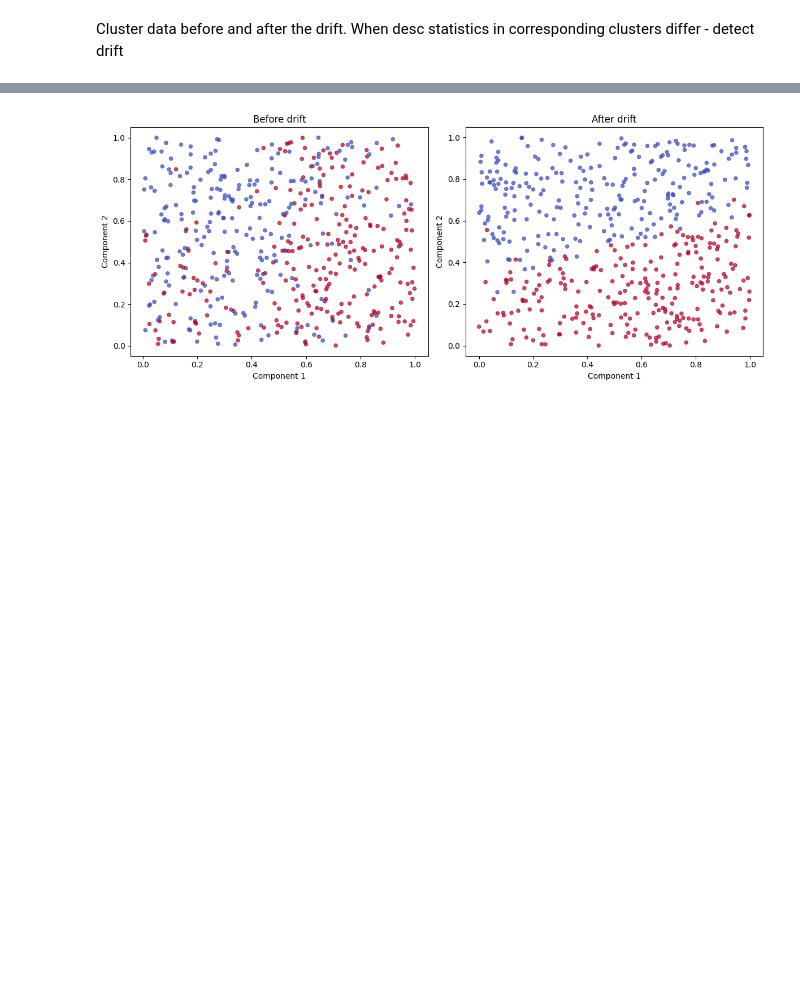
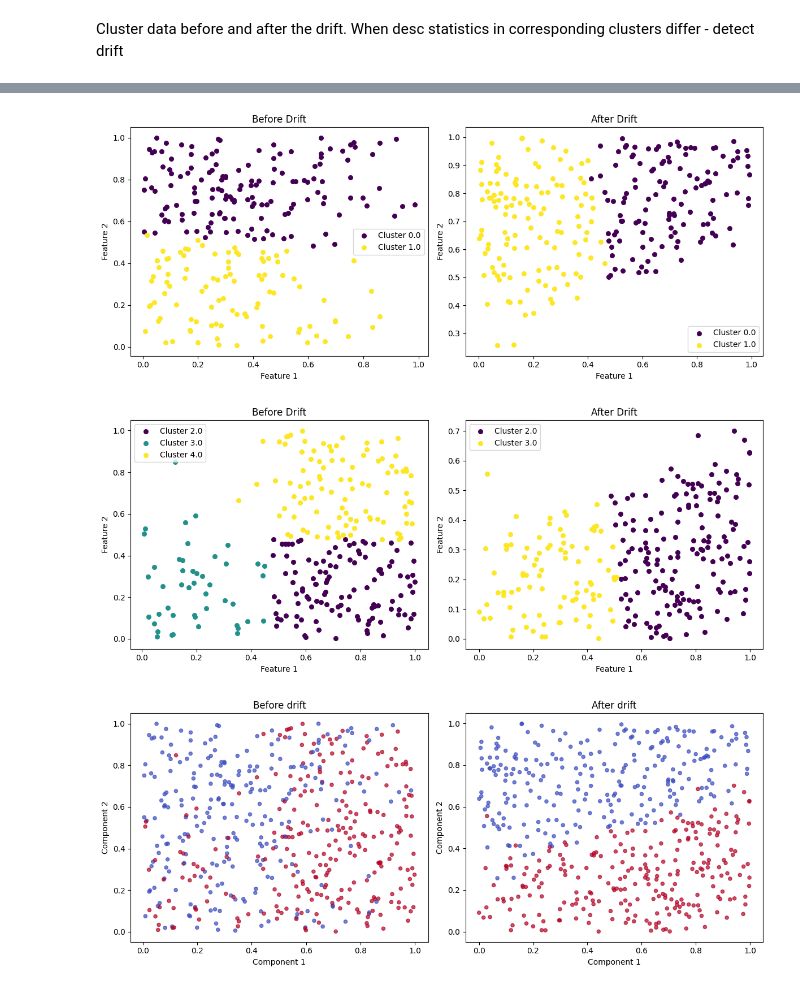
Before and after one commit to KubaCzech/DriftDetectionWithExplainableAI, a Jupyter notebook: notebooks/data_drift.ipynb, the cells around one changed output, grey strips where cells are left out. Drawn from its saved outputs; the diff is of its cells as text; code cells hidden in the pictures; blank space fills up the shorter version.

Commit message:
clustering coloring fix

```diff
--- a/notebooks/data_drift.ipynb
+++ b/notebooks/data_drift.ipynb
@@ -880,3 +853,15 @@ plot_drift_clustered(X_before, X_after, clusters_old, clusters_new)
+# %%
+mask0 = y_before == 0 # niebieski
+mask1 = y_before == 1 # czerwony
+
+mask_after0 = y_after == 0
+mask_after1 = y_after == 1
+
+for m_b, m_a in [(mask0, mask_after0), (mask1, mask_after1)]:
+    plot_drift_clustered(X_before[m_b], X_after[m_a], clusters_old[m_b], clusters_new[m_a])
+# %% [output]
+[figure, added]
+[figure, added]
 # %%
 plot_drift(X_before, y_before, X_after, y_after, "Before drift", "After drift")
 # %% [output]
```
Also changed, not shown: parts of 7 cells of this notebook, 3 other files.
